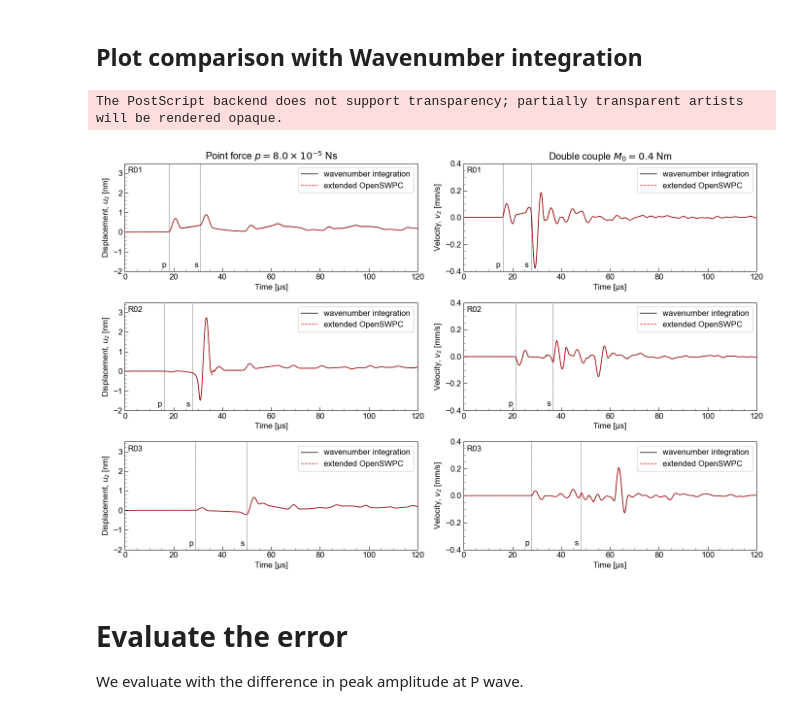
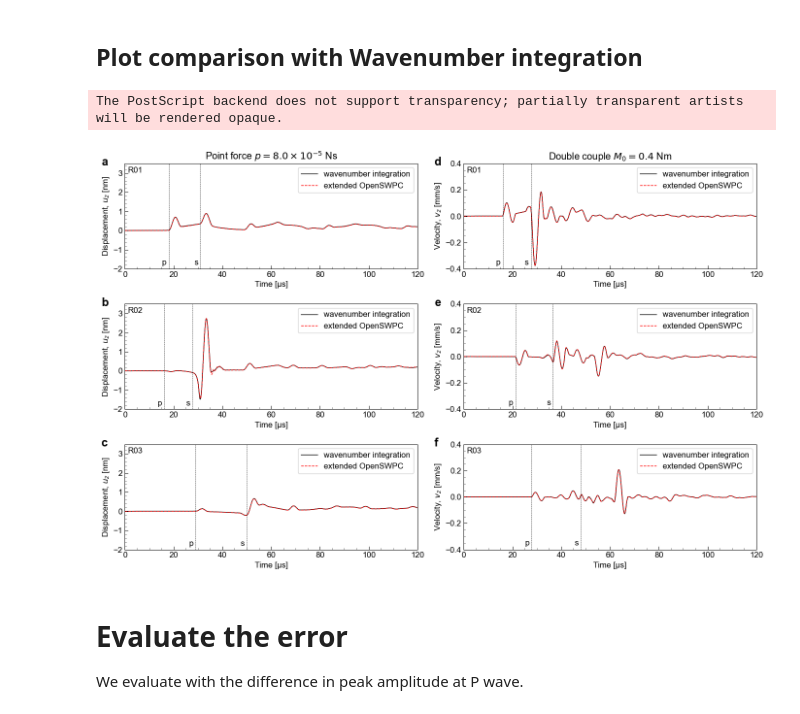
Before and after one commit to kura-okubo/4mNonSelfSim_OpenSWPC, a Jupyter notebook: cross-verification/code/postprocess/cross_verification_comparison_master.ipynb, the cells around one changed output. Drawn from its saved outputs; the diff is of its cells as text; code cells hidden in the pictures.

Commit message:
update figure labels

```diff
--- a/cross-verification/code/postprocess/cross_verification_comparison_master.ipynb
+++ b/cross-verification/code/postprocess/cross_verification_comparison_master.ipynb
@@ -388,34 +388,45 @@ for i in range(3):
 
     axs[i, 0].axvline(tp_bf, ls="--", c="k", lw=0.5)
     axs[i, 0].axvline(ts_bf, ls="--", c="k", lw=0.5)
     axs[i, 0].text(tp_bf, ylimit_bf[i][0]+0.12, "p ", rotation=0, ha="right", va="bottom")
     axs[i, 0].text(ts_bf, ylimit_bf[i][0]+0.12, "s ", rotation=0, ha="right", va="bottom")
 
     axs[i, 1].axvline(tp_dc, ls="--", c="k", lw=0.5)
     axs[i, 1].axvline(ts_dc, ls="--", c="k", lw=0.5)
     axs[i, 1].text(tp_dc, ylimit_dc[i][0]+0.02, "p ", rotation=0, ha="right", va="bottom")
     axs[i, 1].text(ts_dc, ylimit_dc[i][0]+0.02, "s ", rotation=0, ha="right", va="bottom")
 
     # annotate
     axs[i, 0].text(0.01, 0.9, st_herrmann_dc[i].stats.station, ha='left', va='bottom', transform=axs[i, 0].transAxes)
     axs[i, 1].text(0.01, 0.9, st_herrmann_dc[i].stats.station, ha='left', va='bottom', transform=axs[i, 1].transAxes)
 
 
 titleval = "{:.1e}".format(Ft).split("e")[0] + " \\times " + f"10^{{{int(r"{:.1e}".format(Ft).split("e")[1])}}}"
 
 axs[0, 0].set_title(r"Point force $p={}$ Ns".format(titleval))
 axs[0, 1].set_title(r"Double couple $M_0={:.1f}$ Nm".format(M0))
 
+# plot figure label
+
+
+axs[0, 0].text(-0.08, 0.98, "a", fontweight='bold', fontsize=17, transform=axs[0, 0].transAxes)
+axs[1, 0].text(-0.08, 0.98, "b", fontweight='bold', fontsize=17, transform=axs[1, 0].transAxes)
+axs[2, 0].text(-0.08, 0.98, "c", fontweight='bold', fontsize=17, transform=axs[2, 0].transAxes)
+axs[0, 1].text(-0.1, 0.98, "d", fontweight='bold', fontsize=17, transform=axs[0, 1].transAxes)
+axs[1, 1].text(-0.1, 0.98, "e", fontweight='bold', fontsize=17, transform=axs[1, 1].transAxes)
+axs[2, 1].text(-0.1, 0.98, "f", fontweight='bold', fontsize=17, transform=axs[2, 1].transAxes)
+
+
 fig.tight_layout()
 
 foname = figdir+"/cross-verification_waveform_Herrmann96.png"
 plt.savefig(foname, dpi=300)
 
 foname = figdir+"/FigS_cross-verification_waveform_Herrmann96.eps"
 plt.savefig(foname)
 # %% [output]
 The PostScript backend does not support transparency; partially transparent artists will be rendered opaque.
-[figure, old version]
+[figure, new version]
 # %% [markdown]
 # Evaluate the error
 
```
Also changed, not shown: 3 other files.
